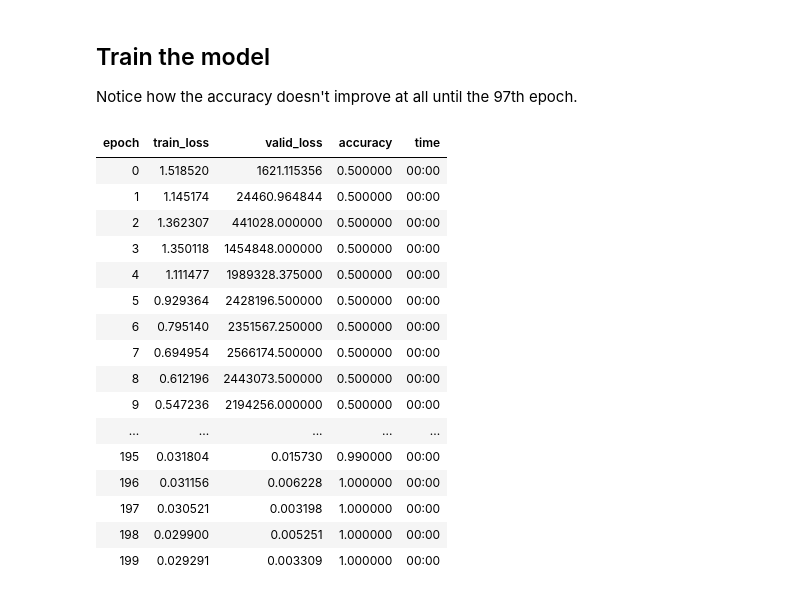
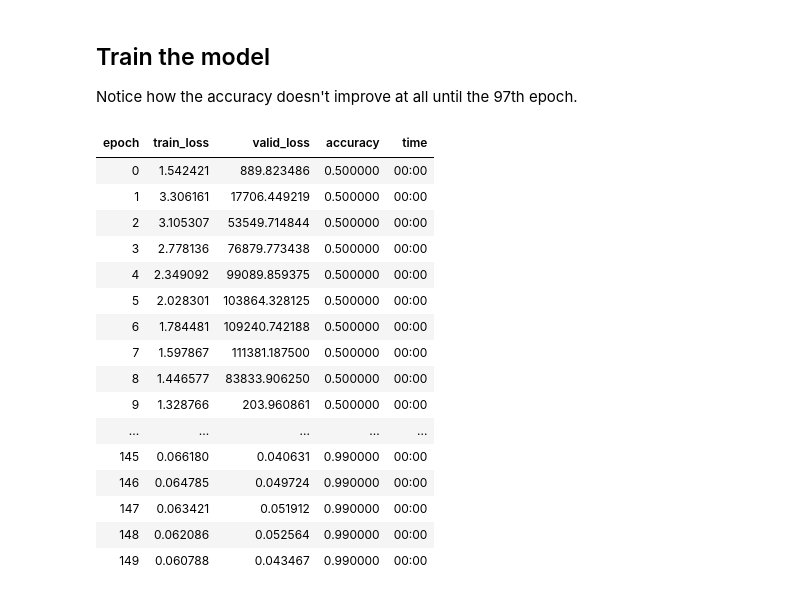
Before and after one commit to dominicprior/notebooks, a Jupyter notebook: blobs.ipynb, the cells around one changed output. Cells and saved outputs as stored; diff of their text form; code cells hidden in the pictures.

```diff
--- a/blobs.ipynb
+++ b/blobs.ipynb
@@ -103,22 +100,22 @@ Notice how the accuracy doesn't improve at all until the 97th epoch.
 # %%
 learn = cnn_learner(dls, resnet18, pretrained=False,
                     loss_func=F.cross_entropy, metrics=accuracy)
-learn.fit_one_cycle(200, 0.1)
+learn.fit_one_cycle(150, 0.1)
 # %% [output]
 | epoch | train_loss | valid_loss | accuracy | time |
-| 0 | 1.518520 | 1621.115356 | 0.500000 | 00:00 |
-| 1 | 1.145174 | 24460.964844 | 0.500000 | 00:00 |
-| 2 | 1.362307 | 441028.000000 | 0.500000 | 00:00 |
-| 3 | 1.350118 | 1454848.000000 | 0.500000 | 00:00 |
-| 4 | 1.111477 | 1989328.375000 | 0.500000 | 00:00 |
-| 5 | 0.929364 | 2428196.500000 | 0.500000 | 00:00 |
-| 6 | 0.795140 | 2351567.250000 | 0.500000 | 00:00 |
-| 7 | 0.694954 | 2566174.500000 | 0.500000 | 00:00 |
-| 8 | 0.612196 | 2443073.500000 | 0.500000 | 00:00 |
-| 9 | 0.547236 | 2194256.000000 | 0.500000 | 00:00 |
+| 0 | 1.542421 | 889.823486 | 0.500000 | 00:00 |
+| 1 | 3.306161 | 17706.449219 | 0.500000 | 00:00 |
+| 2 | 3.105307 | 53549.714844 | 0.500000 | 00:00 |
+| 3 | 2.778136 | 76879.773438 | 0.500000 | 00:00 |
+| 4 | 2.349092 | 99089.859375 | 0.500000 | 00:00 |
+| 5 | 2.028301 | 103864.328125 | 0.500000 | 00:00 |
+| 6 | 1.784481 | 109240.742188 | 0.500000 | 00:00 |
+| 7 | 1.597867 | 111381.187500 | 0.500000 | 00:00 |
+| 8 | 1.446577 | 83833.906250 | 0.500000 | 00:00 |
+| 9 | 1.328766 | 203.960861 | 0.500000 | 00:00 |
 | ... | ... | ... | ... | ... |
-| 195 | 0.031804 | 0.015730 | 0.990000 | 00:00 |
-| 196 | 0.031156 | 0.006228 | 1.000000 | 00:00 |
-| 197 | 0.030521 | 0.003198 | 1.000000 | 00:00 |
-| 198 | 0.029900 | 0.005251 | 1.000000 | 00:00 |
-| 199 | 0.029291 | 0.003309 | 1.000000 | 00:00 |
+| 145 | 0.066180 | 0.040631 | 0.990000 | 00:00 |
+| 146 | 0.064785 | 0.049724 | 0.990000 | 00:00 |
+| 147 | 0.063421 | 0.051912 | 0.990000 | 00:00 |
+| 148 | 0.062086 | 0.052564 | 0.990000 | 00:00 |
+| 149 | 0.060788 | 0.043467 | 0.990000 | 00:00 |
```
Also changed, not shown: parts of 8 cells of this notebook.
